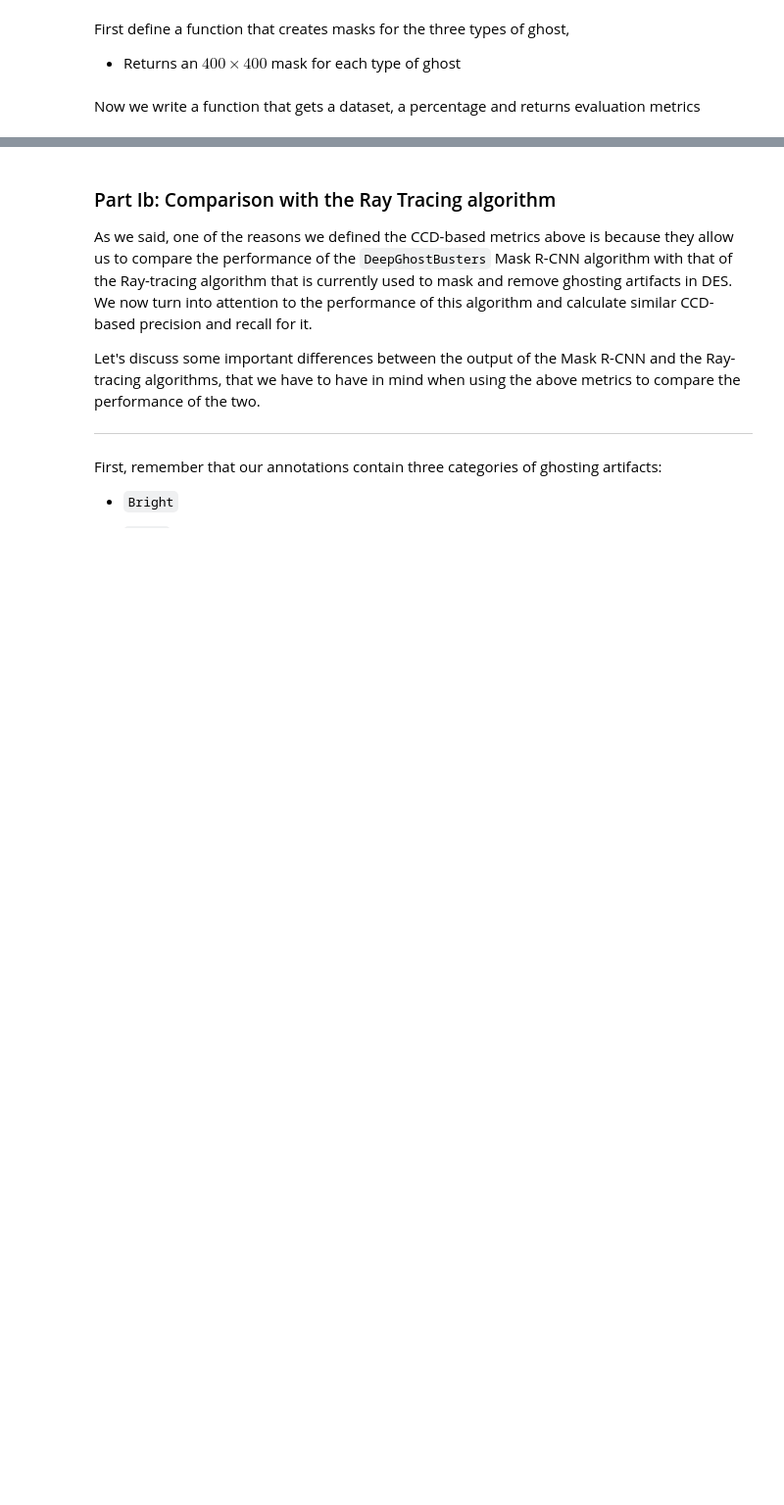
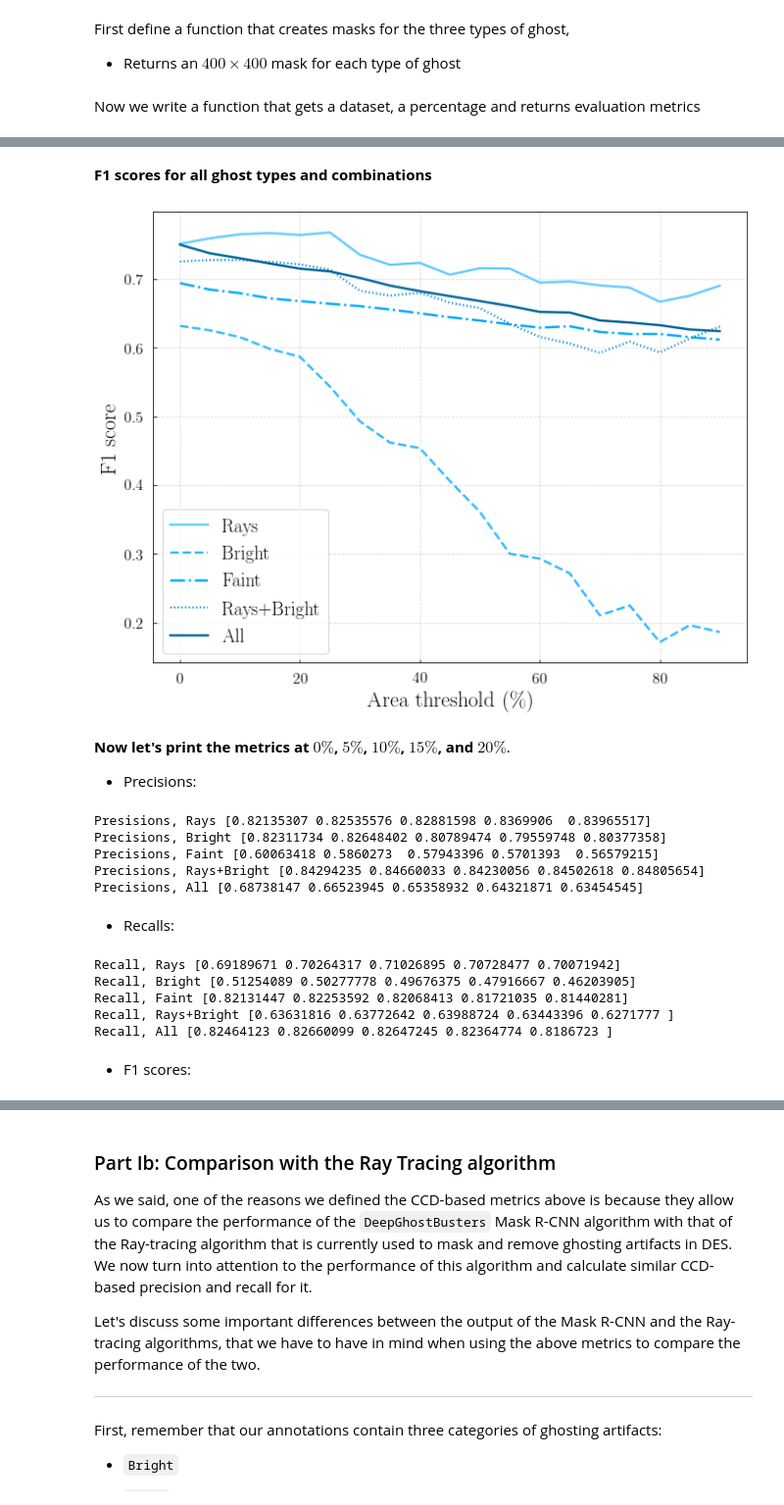
Before and after one commit to dtanoglidis/DeepGhostBusters, a Jupyter notebook: Inference_and_Evaluation.ipynb, the cells around one changed output, grey strips where cells are left out. Shown at 98% size. Saved outputs shown, nothing was run; the diff lists cells and outputs as text; code cells hidden in the pictures; blank space fills up the shorter version.

```diff
--- a/Inference_and_Evaluation.ipynb
+++ b/Inference_and_Evaluation.ipynb
@@ -617,0 +781,61 @@ plt.show()
+# %% [markdown]
+**F1 scores for all ghost types and combinations**
+# %%
+custom_blues = ["#66CCFF", "#33BBFF", "#00AAFF", "#0088CC", "#006699", "#004466"]
+
+plt.figure(figsize=(9.6, 7.5))
+
+
+# F1 score plots
+plt.plot(percent,metrics_rays[:,2],c=custom_blues[0],linewidth=2.4,label='Rays')
+plt.plot(percent,metrics_bright[:,2],c=custom_blues[1],ls='--',linewidth=2.4,label='Bright')
+plt.plot(percent,metrics_faint[:,2],c=custom_blues[2],ls='-.',linewidth=2.4,label='Faint')
+plt.plot(percent,metrics_ray_bright[:,2],c=custom_blues[3],ls=':',linewidth=2.4,label='Rays+Bright')
+plt.plot(percent,metrics_all[:,2],c=custom_blues[4],linewidth=2.4,label='All')
+
+
+# Legents/labels etc
+plt.legend(frameon=True, loc='lower left',ncol=1, fontsize=19.5)
+plt.tick_params(axis='both', labelsize=16)
+plt.xlabel('Area threshold ($\%$)',fontsize=22.5);plt.ylabel('F1 score',fontsize=22.5)
+plt.grid(ls='--',alpha=0.5)
+
+plt.tight_layout()
+#plt.savefig("/content/drive/My Drive/Plots/F1_score_Area.pdf")
+#files.download("/content/drive/My Drive/Plots/F1_score_Area.pdf")
+plt.show()
+# %% [output]
+[figure, added]
+# %% [markdown]
+**Now let's print the metrics at $0\%$, $5\%$, $10\%$, $15\%$, and $20\%$**.
+
+
+- Precisions:
+# %%
+print('Presisions, Rays',metrics_rays[0:5,0])
+print('Precisions, Bright',metrics_bright[0:5,0])
+print('Precisions, Faint',metrics_faint[0:5,0])
+print('Precisions, Rays+Bright',metrics_ray_bright[0:5,0])
+print('Precisions, All',metrics_all[0:5,0])
+# %% [output]
+Presisions, Rays [0.82135307 0.82535576 0.82881598 0.8369906  0.83965517]
+Precisions, Bright [0.82311734 0.82648402 0.80789474 0.79559748 0.80377358]
+Precisions, Faint [0.60063418 0.5860273  0.57943396 0.5701393  0.56579215]
+Precisions, Rays+Bright [0.84294235 0.84660033 0.84230056 0.84502618 0.84805654]
+Precisions, All [0.68738147 0.66523945 0.65358932 0.64321871 0.63454545]
+# %% [markdown]
+- Recalls:
+# %%
+print('Recall, Rays',metrics_rays[0:5,1])
+print('Recall, Bright',metrics_bright[0:5,1])
+print('Recall, Faint',metrics_faint[0:5,1])
+print('Recall, Rays+Bright',metrics_ray_bright[0:5,1])
+print('Recall, All',metrics_all[0:5,1])
+# %% [output]
+Recall, Rays [0.69189671 0.70264317 0.71026895 0.70728477 0.70071942]
+Recall, Bright [0.51254089 0.50277778 0.49676375 0.47916667 0.46203905]
+Recall, Faint [0.82131447 0.82253592 0.82068413 0.81721035 0.81440281]
+Recall, Rays+Bright [0.63631816 0.63772642 0.63988724 0.63443396 0.6271777 ]
+Recall, All [0.82464123 0.82660099 0.82647245 0.82364774 0.8186723 ]
+# %% [markdown]
+- F1 scores:
```
Also changed, not shown: parts of 51 cells of this notebook.
